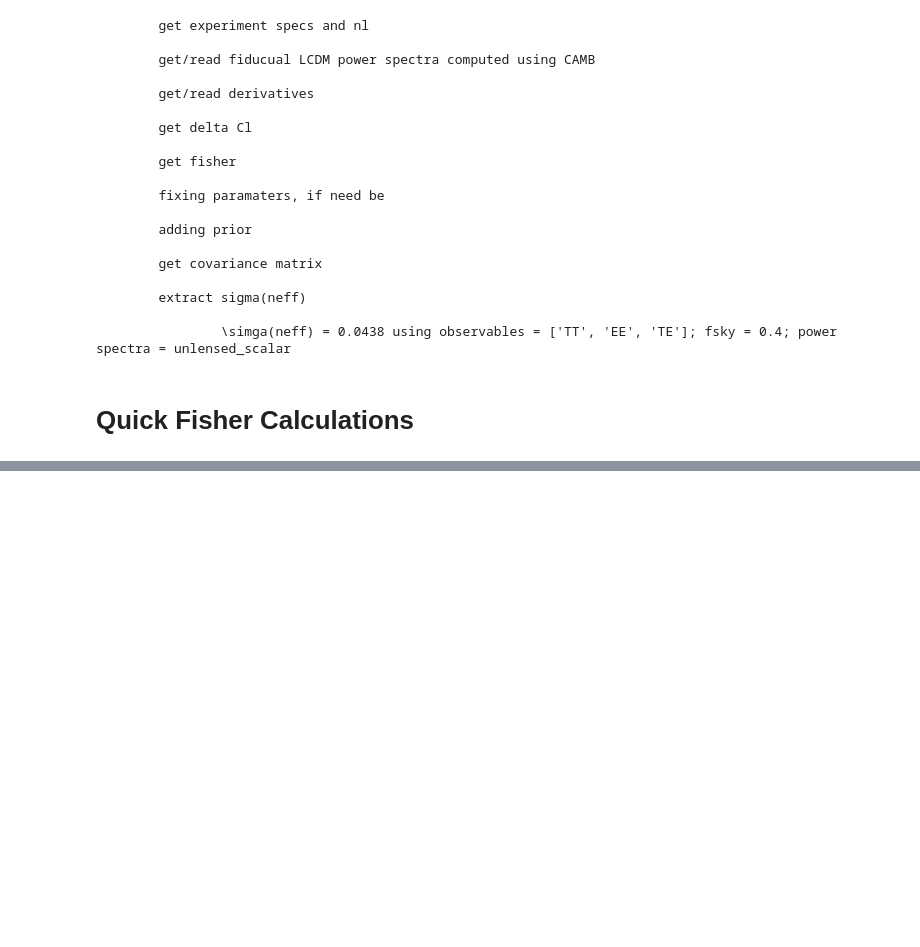
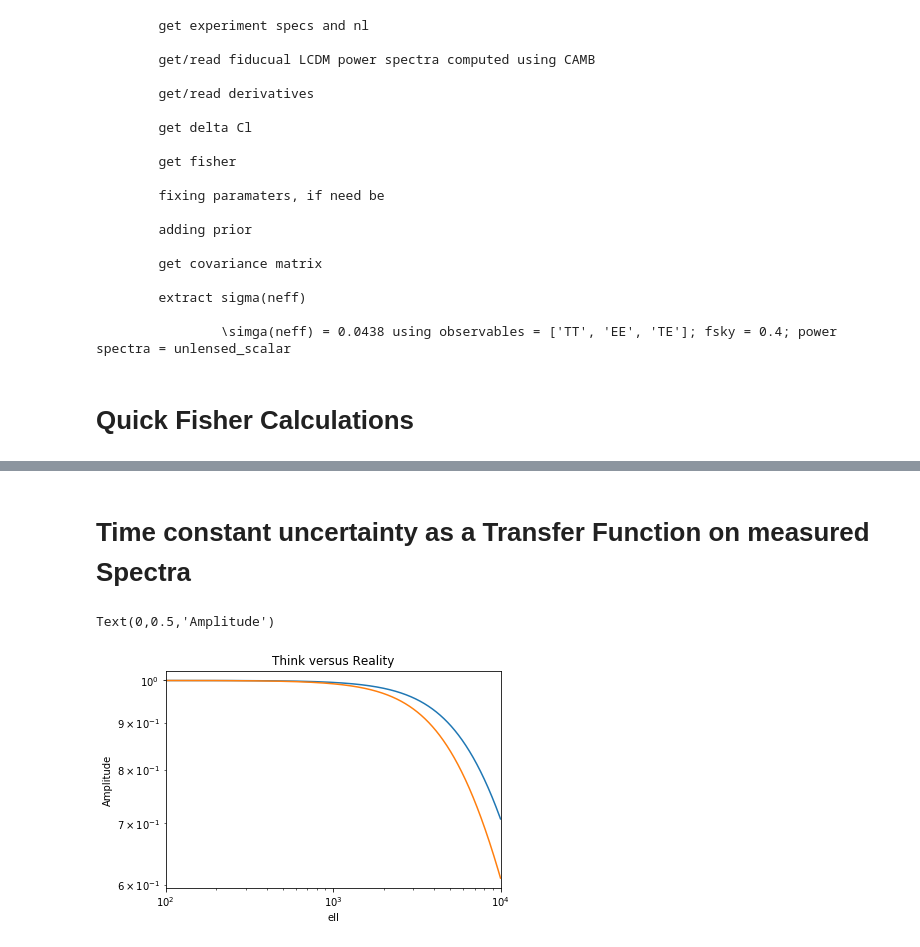
Before and after one commit to ahryciuk/CMBS4_Noise_Modeling, a Jupyter notebook: S4 Noise Modeling Interface.ipynb, the cells around one changed output, grey strips where cells are left out. Cells and saved outputs as stored; diff of their text form; code cells hidden in the pictures; blank space fills up the shorter version.

```diff
--- a/S4 Noise Modeling Interface.ipynb
+++ b/S4 Noise Modeling Interface.ipynb
@@ -733,0 +821,25 @@ fisher(paramfile,'unlensed_scalar',None, cl_residual_cosmo, freq_bands, ell_cosm
+# %% [markdown]
+# Time constant uncertainty as a Transfer Function on measured Spectra
+# %%
+scan_sp = 1 #deg/s
+tau_d = 10e-3 #s
+tau_unc = 0.3 #30% uncertainty
+import numpy as np
+
+ell = np.arange(2,1e4,1)
+
+TF_think = 1 / np.sqrt( 1 + (ell**2.*(scan_sp*tau_d)**2.)/1e4 )
+TF_actual = 1 / np.sqrt( 1 + (ell**2.*(scan_sp*tau_d)**2.*(1+tau_unc)**2.)/1e4 )
+TF_mag = np.sqrt(( 1 + ( ell**2.*(scan_sp*tau_d)**2.)/1e4 ) / ( 1 + ( ell**2.*(scan_sp*tau_d)**2.*(1+tau_unc)**2. )/1e4 ))
+
+import matplotlib.pyplot as plt
+
+#Transfer Functions
+plt.loglog(ell,TF_think,ell,TF_actual)
+plt.title('Think versus Reality')
+plt.xlim(100,1e4)
+plt.xlabel('ell')
+plt.ylabel('Amplitude')
+# %% [output]
+Text(0,0.5,'Amplitude')
+[figure, added]
```
Also changed, not shown: parts of 12 cells of this notebook, 3 other files.
